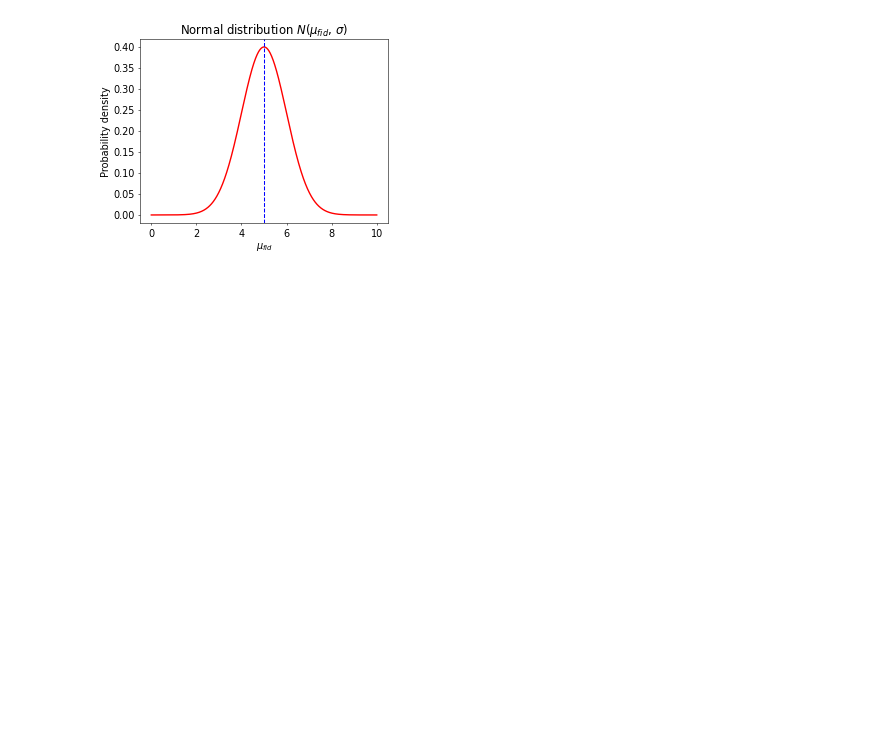
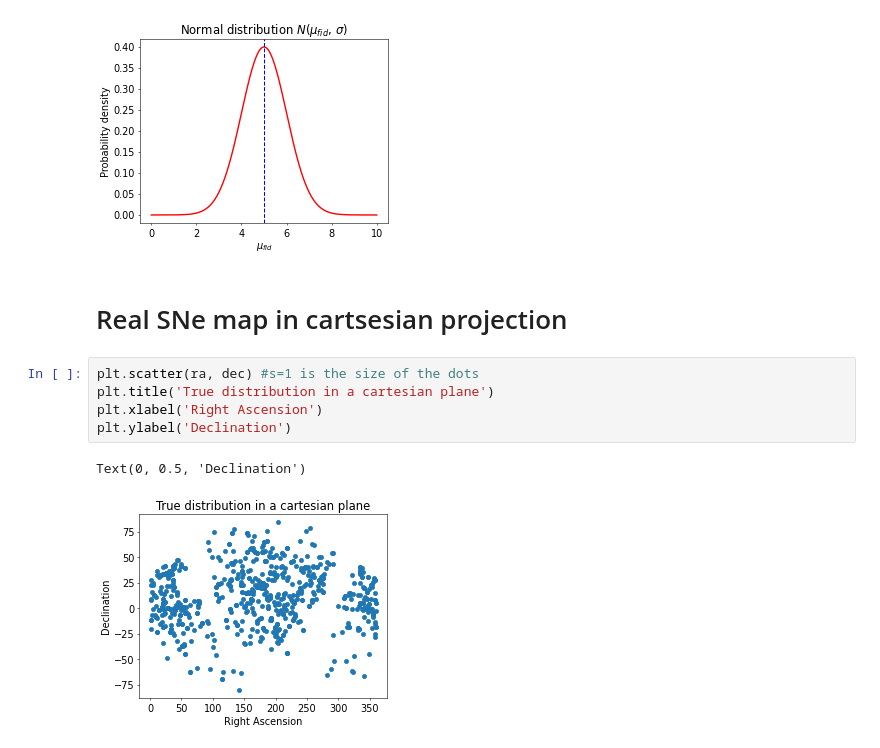
Before and after one commit to leoriohub/cosmographic_analysis, a Jupyter notebook: synthetic_data.ipynb, the cells around one changed output. Cells and saved outputs as stored; diff of their text form; blank space fills up the shorter version.

Commit message:
Implementing max anisotropy cartesian plot.

```diff
--- a/synthetic_data.ipynb
+++ b/synthetic_data.ipynb
@@ -164,3 +164,13 @@ plt.savefig('normal_distribution.png')
 plt.show()
 # %% [output]
 [figure]
+# %% [markdown]
+# Real SNe map in cartsesian projection
+# %%
+plt.scatter(ra, dec) #s=1 is the size of the dots
+plt.title('True distribution in a cartesian plane')
+plt.xlabel('Right Ascension')
+plt.ylabel('Declination')
+# %% [output]
+Text(0, 0.5, 'Declination')
+[figure, added]
```
Also changed, not shown: parts of 4 cells of this notebook.
